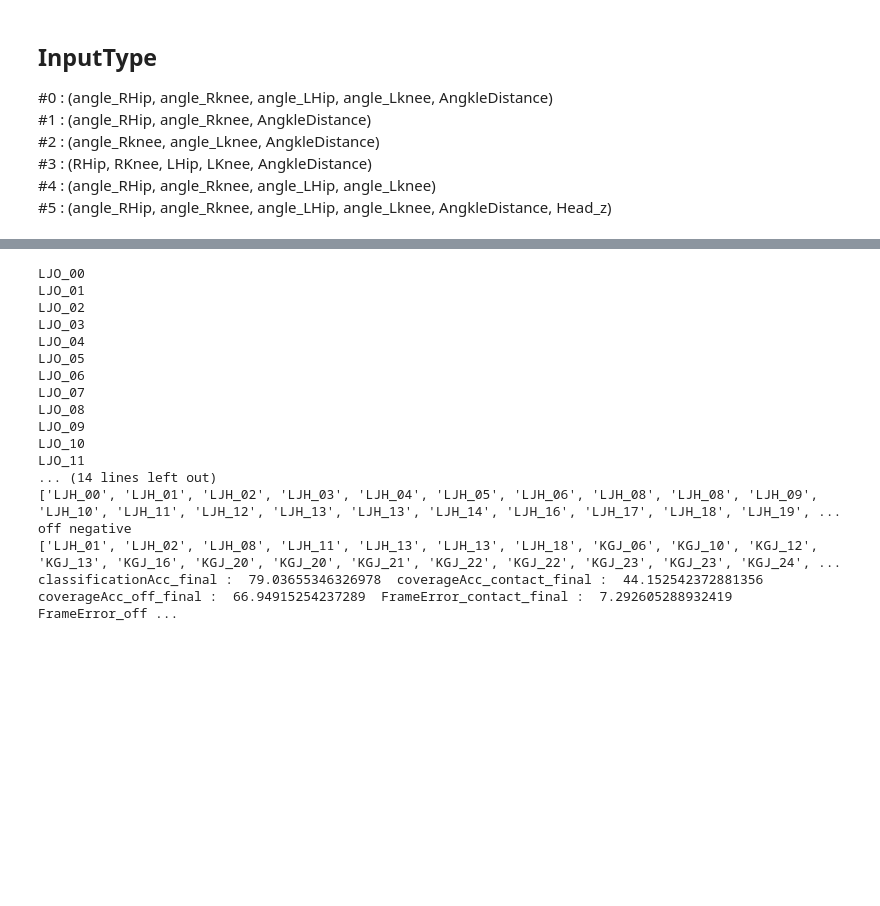
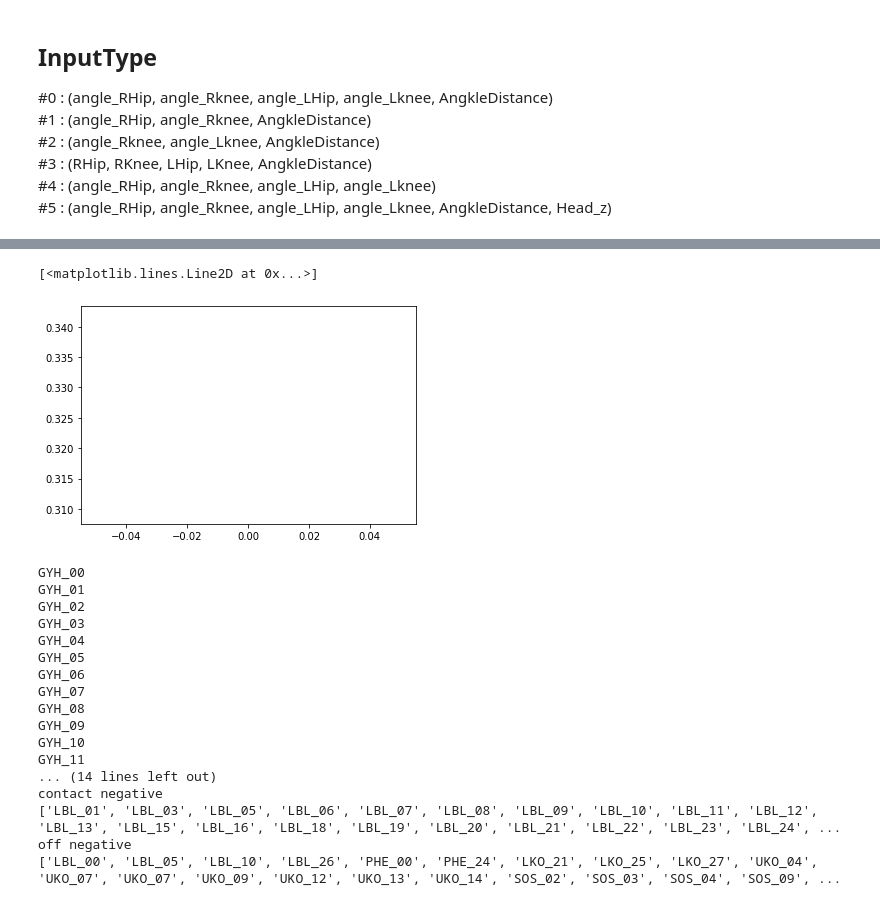
Before and after one commit to bys724/GaitAnalysis, a Jupyter notebook: pytorchVersion-parameterStudy.ipynb, the cells around one changed output, grey strips where cells are left out. Cells and saved outputs as stored; diff of their text form; code cells hidden in the pictures; blank space fills up the shorter version.

Commit message:
tested all the cases & classification for TUG

```diff
--- a/pytorchVersion-parameterStudy.ipynb
+++ b/pytorchVersion-parameterStudy.ipynb
@@ -614,8 +614,8 @@ def ModelTest(numFrame, pathCSV, model, PostProcessing_):
         input_ = (input_ - min_) / (max_ - min_)
         input_ = np.expand_dims(input_, axis=0)
         input_ = torch.FloatTensor(input_).to(device)
-        h0 = torch.zeros(2, 1, hidden_size).to(device)
-        c0 = torch.zeros(2, 1, hidden_size).to(device)
+        h0 = torch.zeros(1, 1, hidden_size).to(device)
+        c0 = torch.zeros(1, 1, hidden_size).to(device)
         pred = model(input_, h0.detach(), c0.detach())
         answer = 0
         if torch.squeeze(pred) > 0.5:
@@ -631,8 +631,8 @@ def ModelTest(numFrame, pathCSV, model, PostProcessing_):
         input_ = (input_ - min_) / (max_ - min_)
         input_ = np.expand_dims(input_, axis=0)
         input_ = torch.FloatTensor(input_).to(device)
-        h0 = torch.zeros(2, 1, hidden_size).to(device)
-        c0 = torch.zeros(2, 1, hidden_size).to(device)
+        h0 = torch.zeros(1, 1, hidden_size).to(device)
+        c0 = torch.zeros(1, 1, hidden_size).to(device)
         pred = model(input_, h0.detach(), c0.detach())
         answer = 0
         if torch.squeeze(pred) > 0.5:
@@ -1471,10 +1516,18 @@ def test(dataloader, model, loss_fn):
+# %%
+model = tcnPhase().to(device)
+PATH = 'Mymodel_type5_old'
+model.load_state_dict(torch.load(PATH, map_location="cuda:0"))
+model.to(device)
+getResults(root=root, numFrame=10, modelBased = True, drawing = False)
 # %%
-EPOCHS = 10000
-patience = 10
+EPOCHS = 100000
+patience = 30
 stopped_epoch = 0
 best = np.Inf
 wait = 0
 PATH = 'Mymodel'
+
+lossHistory = []
 
 for t in range(EPOCHS):
     clear_output(wait=True)
@@ -1483,6 +1536,7 @@ for t in range(EPOCHS):
     print(f"Epoch {t+1}\n-------------------------------")
     train(train_dataloader, model, loss_fn, optimizer)
     testLoss = test(test_dataloader, model, loss_fn)
+    lossHistory.append(testLoss)
 
     if testLoss < best:
         best = testLoss
@@ -1498,4 +1552,10 @@ for t in range(EPOCHS):
             break
 
 print("Done!")
+
+plt.plot(lossHistory)
+plt.title('InputType' + str(inputType))
+plt.tight_layout()
+plt.savefig('InputType' + str(inputType) + '_' + root + '_LossGraph')
+plt.close()
 # %% [output]
@@ -1505,23 +1565,25 @@ Avg loss: 0.483734
 
 Done!
+[<matplotlib.lines.Line2D at 0x...>]
+[figure, added]
 # %%
-classificationAcc_final, coverageAcc_contact_final, coverageAcc_off_final, FrameError_contact_final, FrameError_off_final = getResults(root=root, numFrame=10, drawing=1)
-print('classificationAcc_final : ', classificationAcc_final, ' coverageAcc_contact_final : ', coverageAcc_contact_final, ' coverageAcc_off_final : ', coverageAcc_off_final, ' FrameError_contact_final : ', FrameError_contact_final, ' FrameError_off_final : ', FrameError_off_final)
+root = 'Dataset'
+getResults(root=root, numFrame=10, modelBased = False, drawing = False)
 # %% [output]
-LJO_00
-LJO_01
-LJO_02
-LJO_03
-LJO_04
-LJO_05
-LJO_06
-LJO_07
-LJO_08
-LJO_09
-LJO_10
-LJO_11
+GYH_00
+GYH_01
+GYH_02
+GYH_03
+GYH_04
+GYH_05
+GYH_06
+GYH_07
+GYH_08
+GYH_09
+GYH_10
+GYH_11
 ... (14 lines left out)
-['LJH_00', 'LJH_01', 'LJH_02', 'LJH_03', 'LJH_04', 'LJH_05', 'LJH_06', 'LJH_08', 'LJH_08', 'LJH_09', 'LJH_10', 'LJH_11', 'LJH_12', 'LJH_13', 'LJH_13', 'LJH_14', 'LJH_16', 'LJH_17', 'LJH_18', 'LJH_19', ...
+contact negative
+['LBL_01', 'LBL_03', 'LBL_05', 'LBL_06', 'LBL_07', 'LBL_08', 'LBL_09', 'LBL_10', 'LBL_11', 'LBL_12', 'LBL_13', 'LBL_15', 'LBL_16', 'LBL_18', 'LBL_19', 'LBL_20', 'LBL_21', 'LBL_22', 'LBL_23', 'LBL_24', ...
 off negative
-['LJH_01', 'LJH_02', 'LJH_08', 'LJH_11', 'LJH_13', 'LJH_13', 'LJH_18', 'KGJ_06', 'KGJ_10', 'KGJ_12', 'KGJ_13', 'KGJ_16', 'KGJ_20', 'KGJ_20', 'KGJ_21', 'KGJ_22', 'KGJ_22', 'KGJ_23', 'KGJ_23', 'KGJ_24', ...
-classificationAcc_final :  79.03655346326978  coverageAcc_contact_final :  44.152542372881356  coverageAcc_off_final :  66.94915254237289  FrameError_contact_final :  7.292605288932419  FrameError_off ...
+['LBL_00', 'LBL_05', 'LBL_10', 'LBL_26', 'PHE_00', 'PHE_24', 'LKO_21', 'LKO_25', 'LKO_27', 'UKO_04', 'UKO_07', 'UKO_07', 'UKO_09', 'UKO_12', 'UKO_13', 'UKO_14', 'SOS_02', 'SOS_03', 'SOS_04', 'SOS_09', ...
```
Also changed, not shown: parts of 7 cells of this notebook, 1 other file.
